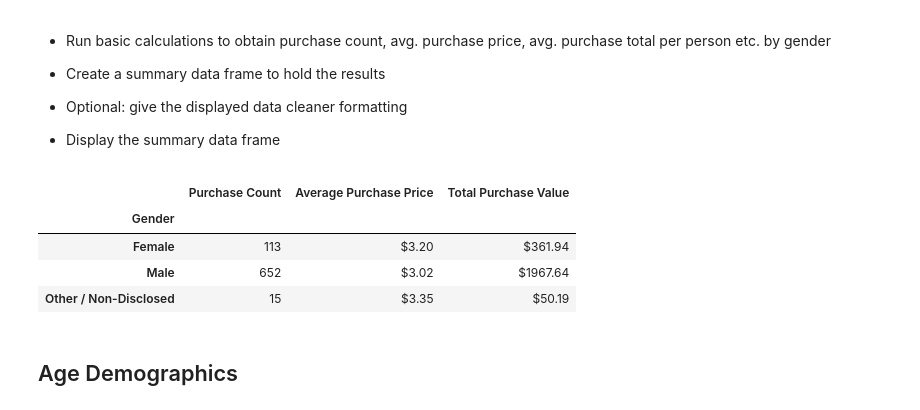
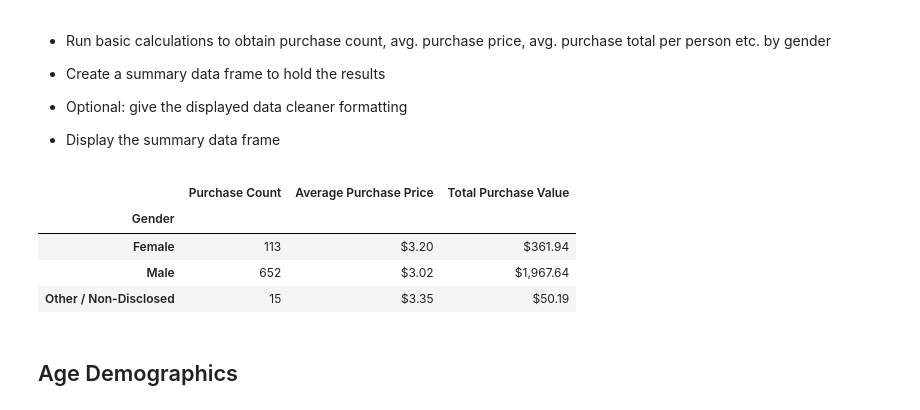
Before and after one commit to frangipani99/pandas-challenge, a Jupyter notebook: HeroesOfPymoli/HeroesOfPymoli_starter.ipynb, the cells around one changed output. Saved outputs shown, nothing was run; the diff lists cells and outputs as text; code cells hidden in the pictures.

```diff
--- a/HeroesOfPymoli/HeroesOfPymoli_starter.ipynb
+++ b/HeroesOfPymoli/HeroesOfPymoli_starter.ipynb
@@ -116,22 +116,23 @@ gender_table
 # %%
 #Create a data frame to analyze purchases
 gender_purchases_df = purchase_data.groupby("Gender")["Purchase ID"].nunique()
 
+#Create dataframe and add column for Average Purchase Price calculation, grouped by Gender
 gender_purchases_table = pd.DataFrame({"Purchase Count":gender_purchases_df,})
 gender_purchases_table["Average Purchase Price"] = purchase_data.groupby("Gender")["Price"].mean()
 ##Format result as currency
 gender_purchases_table["Average Purchase Price"] = gender_purchases_table["Average Purchase Price"].apply("${:.2f}".format)
 
 gender_purchases_table["Total Purchase Value"] = purchase_data.groupby("Gender")["Price"].sum()
 ##Format result as currency
-gender_purchases_table["Total Purchase Value"] = gender_purchases_table["Total Purchase Value"].apply("${:,2f}".format)
+gender_purchases_table["Total Purchase Value"] = gender_purchases_table["Total Purchase Value"].apply("${:,.2f}".format)
 
 gender_purchases_table
 # %% [output]
 |  | Purchase Count | Average Purchase Price | Total Purchase Value |
 | Gender |  |  |  |
 | Female | 113 | $3.20 | $361.94 |
-| Male | 652 | $3.02 | $1967.64 |
+| Male | 652 | $3.02 | $1,967.64 |
 | Other / Non-Disclosed | 15 | $3.35 | $50.19 |
 # %% [markdown]
 ## Age Demographics
```
Also changed, not shown: parts of 4 cells of this notebook.
